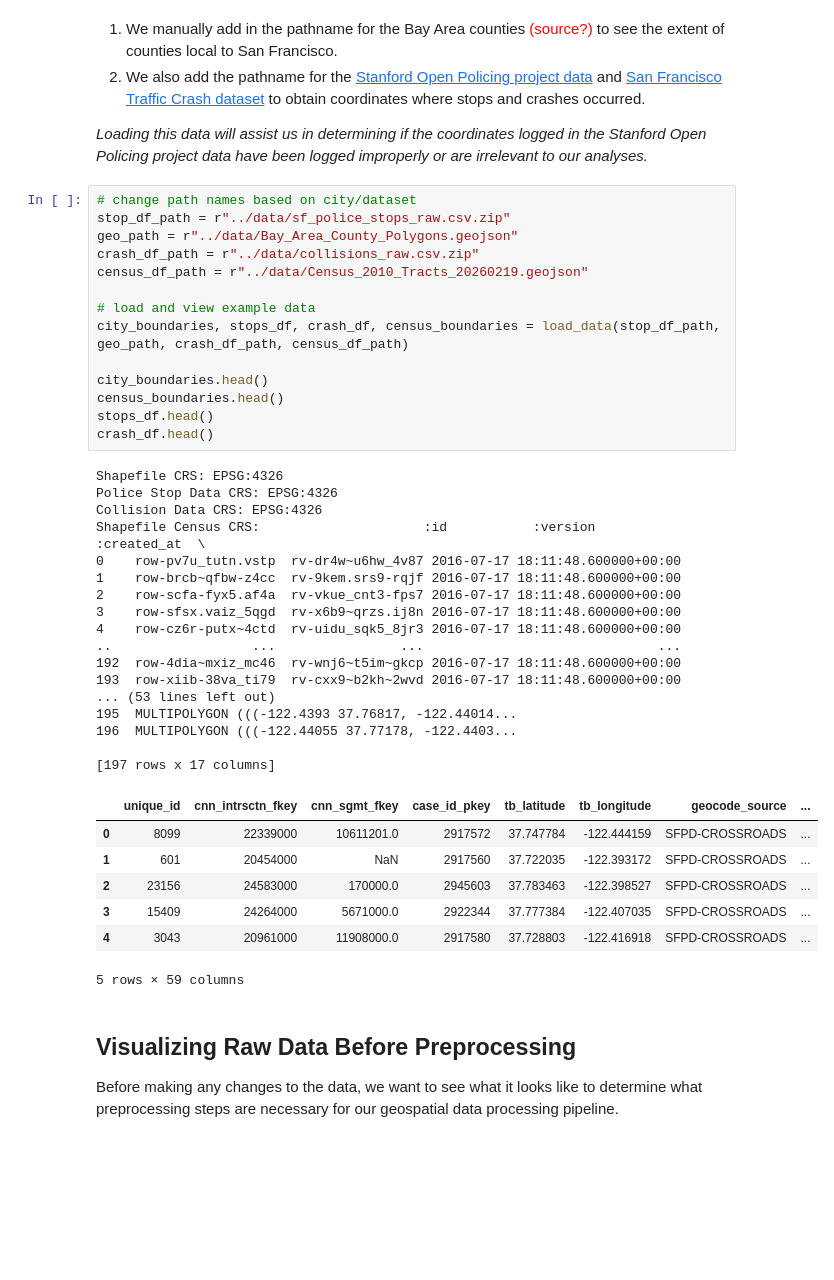
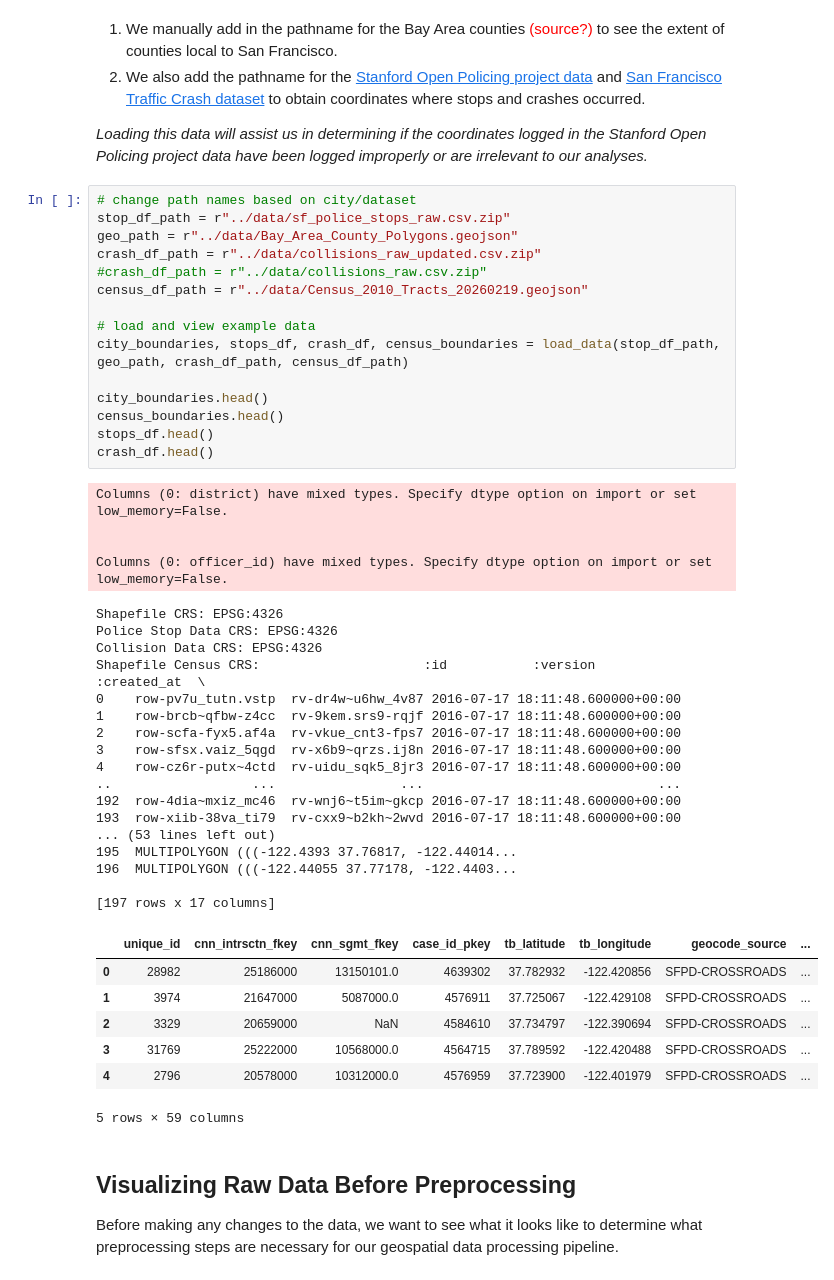
Before and after one commit to utexas-SDS-357/sds357-project-sp26-con-founders, a Jupyter notebook: Preprocessing/sf_analysis.ipynb, the cells around one changed output. Drawn from its saved outputs; the diff is of its cells as text; blank space fills up the shorter version.

```diff
--- a/Preprocessing/sf_analysis.ipynb
+++ b/Preprocessing/sf_analysis.ipynb
@@ -76,42 +76,47 @@ def load_data(stop_path, geo_path, crash_path, census_path):
 # %%
 # change path names based on city/dataset
 stop_df_path = r"../data/sf_police_stops_raw.csv.zip"
 geo_path = r"../data/Bay_Area_County_Polygons.geojson"
-crash_df_path = r"../data/collisions_raw.csv.zip"
+crash_df_path = r"../data/collisions_raw_updated.csv.zip"
+#crash_df_path = r"../data/collisions_raw.csv.zip"
 census_df_path = r"../data/Census_2010_Tracts_20260219.geojson"
 
 # load and view example data
 city_boundaries, stops_df, crash_df, census_boundaries = load_data(stop_df_path, geo_path, crash_df_path, census_df_path)
 
 city_boundaries.head()
 census_boundaries.head()
 stops_df.head()
 crash_df.head()
 # %% [output]
-Shapefile CRS: EPSG:4326
-Police Stop Data CRS: EPSG:4326
-Collision Data CRS: EPSG:4326
-Shapefile Census CRS:                     :id           :version                      :created_at  \
-0    row-pv7u_tutn.vstp  rv-dr4w~u6hw_4v87 2016-07-17 18:11:48.600000+00:00
-1    row-brcb~qfbw-z4cc  rv-9kem.srs9-rqjf 2016-07-17 18:11:48.600000+00:00
-2    row-scfa-fyx5.af4a  rv-vkue_cnt3-fps7 2016-07-17 18:11:48.600000+00:00
-3    row-sfsx.vaiz_5qgd  rv-x6b9~qrzs.ij8n 2016-07-17 18:11:48.600000+00:00
-4    row-cz6r-putx~4ctd  rv-uidu_sqk5_8jr3 2016-07-17 18:11:48.600000+00:00
-..                  ...                ...                              ...
-192  row-4dia~mxiz_mc46  rv-wnj6~t5im~gkcp 2016-07-17 18:11:48.600000+00:00
-193  row-xiib-38va_ti79  rv-cxx9~b2kh~2wvd 2016-07-17 18:11:48.600000+00:00
-... (53 lines left out)
-195  MULTIPOLYGON (((-122.4393 37.76817, -122.44014...
-196  MULTIPOLYGON (((-122.44055 37.77178, -122.4403...
+Columns (0: district) have mixed types. Specify dtype option on import or set low_memory=False.
 
-[197 rows x 17 columns]
+
+Columns (0: officer_id) have mixed types. Specify dtype option on import or set low_memory=False.
+Shapefile CRS: EPSG:4326
+Police Stop Data CRS: EPSG:4326
+Collision Data CRS: EPSG:4326
+Shapefile Census CRS:                     :id           :version                      :created_at  \
+0    row-pv7u_tutn.vstp  rv-dr4w~u6hw_4v87 2016-07-17 18:11:48.600000+00:00
+1    row-brcb~qfbw-z4cc  rv-9kem.srs9-rqjf 2016-07-17 18:11:48.600000+00:00
+2    row-scfa-fyx5.af4a  rv-vkue_cnt3-fps7 2016-07-17 18:11:48.600000+00:00
+3    row-sfsx.vaiz_5qgd  rv-x6b9~qrzs.ij8n 2016-07-17 18:11:48.600000+00:00
+4    row-cz6r-putx~4ctd  rv-uidu_sqk5_8jr3 2016-07-17 18:11:48.600000+00:00
+..                  ...                ...                              ...
+192  row-4dia~mxiz_mc46  rv-wnj6~t5im~gkcp 2016-07-17 18:11:48.600000+00:00
+193  row-xiib-38va_ti79  rv-cxx9~b2kh~2wvd 2016-07-17 18:11:48.600000+00:00
+... (53 lines left out)
+195  MULTIPOLYGON (((-122.4393 37.76817, -122.44014...
+196  MULTIPOLYGON (((-122.44055 37.77178, -122.4403...
+
+[197 rows x 17 columns]
 |  | unique_id | cnn_intrsctn_fkey | cnn_sgmt_fkey | case_id_pkey | tb_latitude | tb_longitude | geocode_source | ... |
-| 0 | 8099 | 22339000 | 10611201.0 | 2917572 | 37.747784 | -122.444159 | SFPD-CROSSROADS | ... |
-| 1 | 601 | 20454000 | NaN | 2917560 | 37.722035 | -122.393172 | SFPD-CROSSROADS | ... |
-| 2 | 23156 | 24583000 | 170000.0 | 2945603 | 37.783463 | -122.398527 | SFPD-CROSSROADS | ... |
-| 3 | 15409 | 24264000 | 5671000.0 | 2922344 | 37.777384 | -122.407035 | SFPD-CROSSROADS | ... |
-| 4 | 3043 | 20961000 | 11908000.0 | 2917580 | 37.728803 | -122.416918 | SFPD-CROSSROADS | ... |
+| 0 | 28982 | 25186000 | 13150101.0 | 4639302 | 37.782932 | -122.420856 | SFPD-CROSSROADS | ... |
+| 1 | 3974 | 21647000 | 5087000.0 | 4576911 | 37.725067 | -122.429108 | SFPD-CROSSROADS | ... |
+| 2 | 3329 | 20659000 | NaN | 4584610 | 37.734797 | -122.390694 | SFPD-CROSSROADS | ... |
+| 3 | 31769 | 25222000 | 10568000.0 | 4564715 | 37.789592 | -122.420488 | SFPD-CROSSROADS | ... |
+| 4 | 2796 | 20578000 | 10312000.0 | 4576959 | 37.723900 | -122.401979 | SFPD-CROSSROADS | ... |
-5 rows × 59 columns
+5 rows × 59 columns
 # %% [markdown]
 ## Visualizing Raw Data Before Preprocessing
 
```
Also changed, not shown: parts of 9 cells of this notebook.
